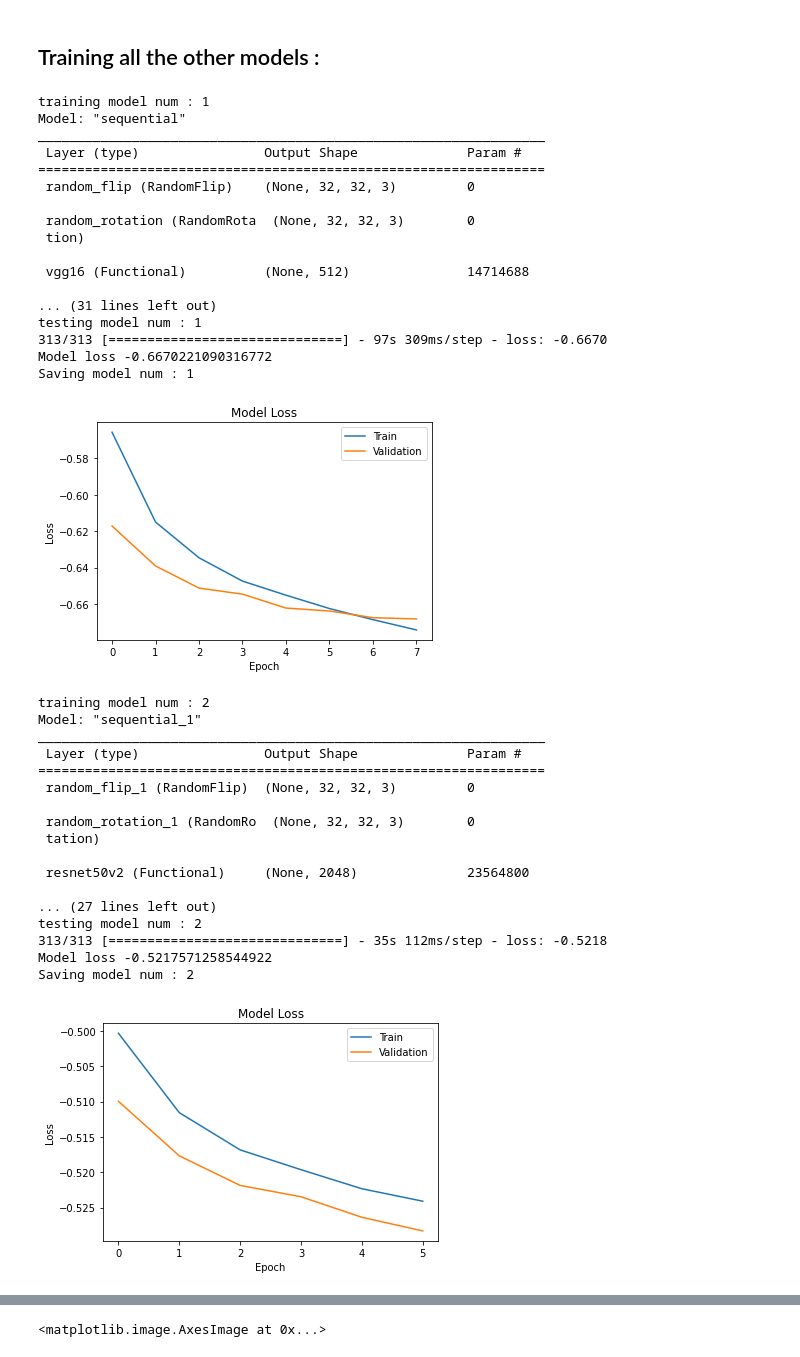
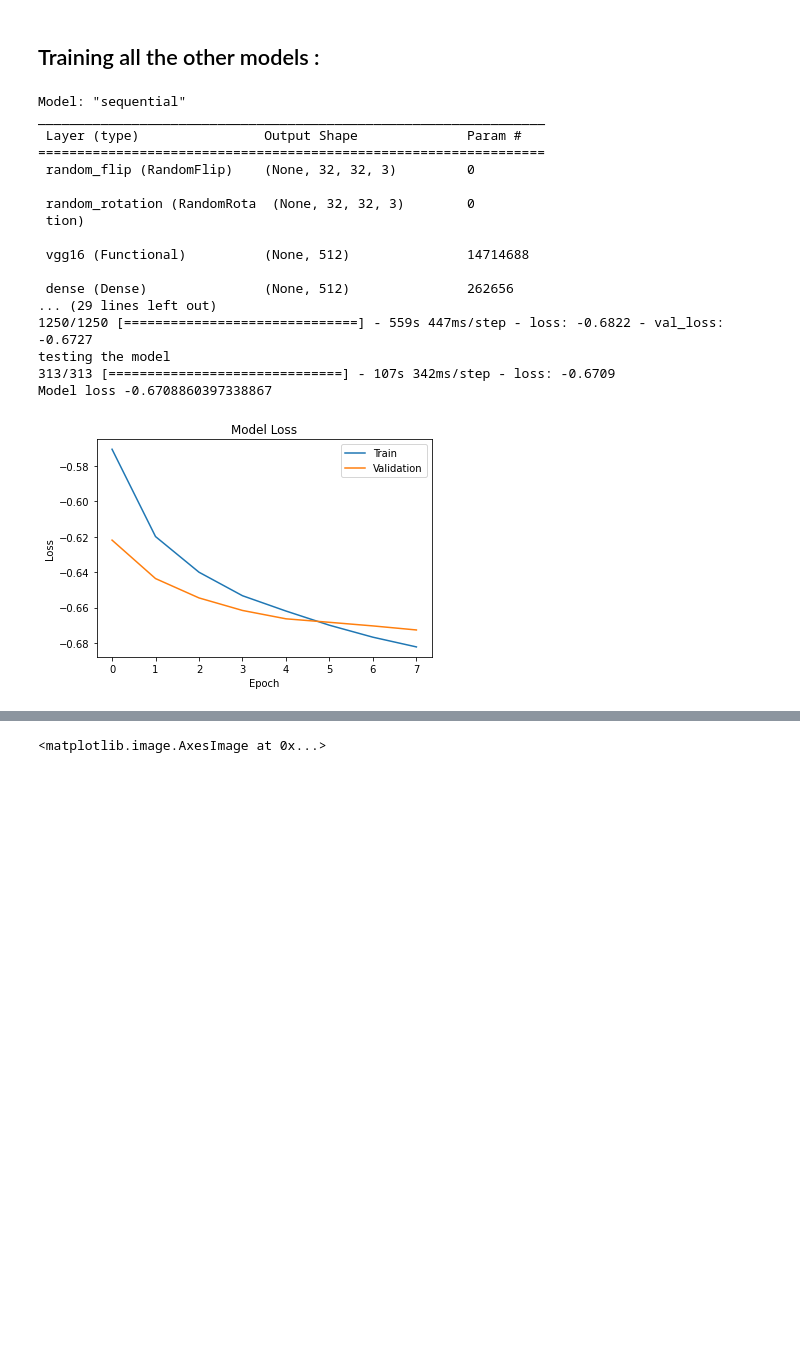
Before and after one commit to Taedriel/ZSL-v2, a Jupyter notebook: vs2txt.ipynb, the cells around one changed output, grey strips where cells are left out. Drawn from its saved outputs; the diff is of its cells as text; code cells hidden in the pictures; blank space fills up the shorter version.

```diff
--- a/vs2txt.ipynb
+++ b/vs2txt.ipynb
@@ -506,49 +528,36 @@ names = ['vgg16', 'resnet', 'mobilenet']
 # %%
 optimizer = tf.keras.optimizers.Adam(learning_rate=0.001)
 loss = tf.keras.losses.CosineSimilarity(axis=1)
 
-for idx, model in enumerate(models):
-    print('training model num :', idx+1)
-    model.train(X_trains[idx], y_train_vecs, optimizer=optimizer, loss=loss)
-    print('testing model num :', idx+1)
-    model.test(X_tests[idx], y_test_vecs)
-    print('Saving model num :', idx+1)
-    model.save_model(names[idx])
-    model.plot_training_results()
+# for idx, model in enumerate(models):
+#     print('training model num :', idx+1)
+#     model.train(X_trains[idx], y_train_vecs, optimizer=optimizer, loss=loss)
+#     print('testing model num :', idx+1)
+#     model.test(X_tests[idx], y_test_vecs)
+#     print('Saving model num :', idx+1)
+#     model.save_model(names[idx])
+#     model.plot_training_results()
+model_vgg16.train(X_train_vgg16, y_train_vecs, optimizer=optimizer, loss=loss)
+print('testing the model')
+model_vgg16.test(X_test_vgg16, y_test_vecs)
+model_vgg16.save_model("vgg16")
+model_vgg16.plot_training_results()
 # %% [output]
-training model num : 1
 Model: "sequential"
 _________________________________________________________________
  Layer (type)                Output Shape              Param #
 =================================================================
  random_flip (RandomFlip)    (None, 32, 32, 3)         0
 
  random_rotation (RandomRota  (None, 32, 32, 3)        0
  tion)
 
  vgg16 (Functional)          (None, 512)               14714688
 
-... (31 lines left out)
-testing model num : 1
-313/313 [==============================] - 97s 309ms/step - loss: -0.6670
-Model loss -0.6670221090316772
-Saving model num : 1
+ dense (Dense)               (None, 512)               262656
+... (29 lines left out)
+1250/1250 [==============================] - 559s 447ms/step - loss: -0.6822 - val_loss: -0.6727
+testing the model
+313/313 [==============================] - 107s 342ms/step - loss: -0.6709
+Model loss -0.6708860397338867
-[figure, old version]
+[figure, new version]
-training model num : 2
-Model: "sequential_1"
-_________________________________________________________________
- Layer (type)                Output Shape              Param #
-=================================================================
- random_flip_1 (RandomFlip)  (None, 32, 32, 3)         0
-
- random_rotation_1 (RandomRo  (None, 32, 32, 3)        0
- tation)
-
- resnet50v2 (Functional)     (None, 2048)              23564800
-
-... (27 lines left out)
-testing model num : 2
-313/313 [==============================] - 35s 112ms/step - loss: -0.5218
-Model loss -0.5217571258544922
-Saving model num : 2
-[figure, removed]
```
Also changed, not shown: parts of 20 cells of this notebook.
